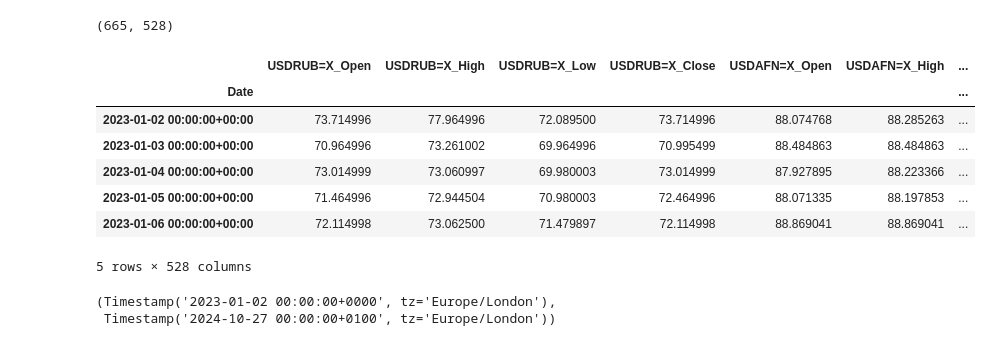
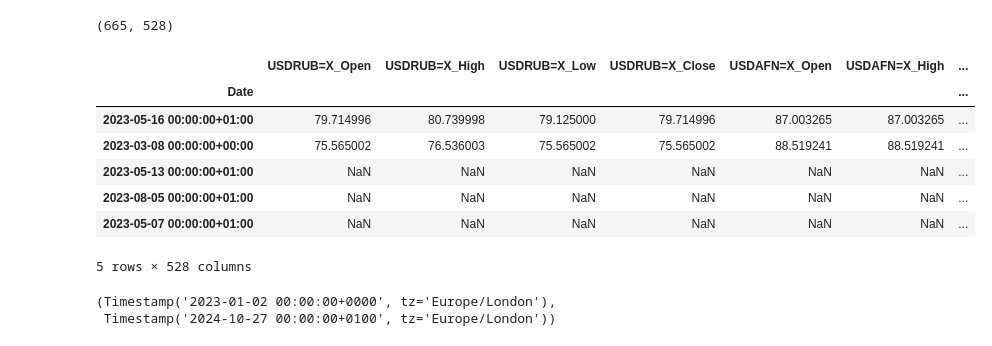
Before and after one commit to 113578/apsm, a Jupyter notebook: notebooks/EDA.ipynb, the cells around one changed output. Cells and saved outputs as stored; diff of their text form; code cells hidden in the pictures.

```diff
--- a/notebooks/EDA.ipynb
+++ b/notebooks/EDA.ipynb
@@ -8,8 +29,8 @@ sns.set_palette(palette='mako')
 import matplotlib.pyplot as plt
 %matplotlib inline
 # %%
-df_currency = pd.read_parquet(path='data/currency_raw.parquet')
-df_stock = pd.read_parquet(path='data/stock_raw.parquet')
+df_currency = pd.read_parquet(path='../data/currency_raw.parquet')
+df_stock = pd.read_parquet(path='../data/stock_raw.parquet')
 # %% [markdown]
 # Общая информация
 # %% [markdown]
@@ -19,15 +40,15 @@ df_currency.shape
 # %% [output]
 (665, 528)
 # %%
-df_currency.head()
+df_currency.sample(5)
 # %% [output]
 |  | USDRUB=X_Open | USDRUB=X_High | USDRUB=X_Low | USDRUB=X_Close | USDAFN=X_Open | USDAFN=X_High | ... |
 | Date |  |  |  |  |  |  | ... |
-| 2023-01-02 00:00:00+00:00 | 73.714996 | 77.964996 | 72.089500 | 73.714996 | 88.074768 | 88.285263 | ... |
-| 2023-01-03 00:00:00+00:00 | 70.964996 | 73.261002 | 69.964996 | 70.995499 | 88.484863 | 88.484863 | ... |
-| 2023-01-04 00:00:00+00:00 | 73.014999 | 73.060997 | 69.980003 | 73.014999 | 87.927895 | 88.223366 | ... |
-| 2023-01-05 00:00:00+00:00 | 71.464996 | 72.944504 | 70.980003 | 72.464996 | 88.071335 | 88.197853 | ... |
-| 2023-01-06 00:00:00+00:00 | 72.114998 | 73.062500 | 71.479897 | 72.114998 | 88.869041 | 88.869041 | ... |
+| 2023-05-16 00:00:00+01:00 | 79.714996 | 80.739998 | 79.125000 | 79.714996 | 87.003265 | 87.003265 | ... |
+| 2023-03-08 00:00:00+00:00 | 75.565002 | 76.536003 | 75.565002 | 75.565002 | 88.519241 | 88.519241 | ... |
+| 2023-05-13 00:00:00+01:00 | NaN | NaN | NaN | NaN | NaN | NaN | ... |
+| 2023-08-05 00:00:00+01:00 | NaN | NaN | NaN | NaN | NaN | NaN | ... |
+| 2023-05-07 00:00:00+01:00 | NaN | NaN | NaN | NaN | NaN | NaN | ... |
 5 rows × 528 columns
 # %%
 df_currency.index.min(), df_currency.index.max()
```
Also changed, not shown: parts of 21 cells of this notebook.
